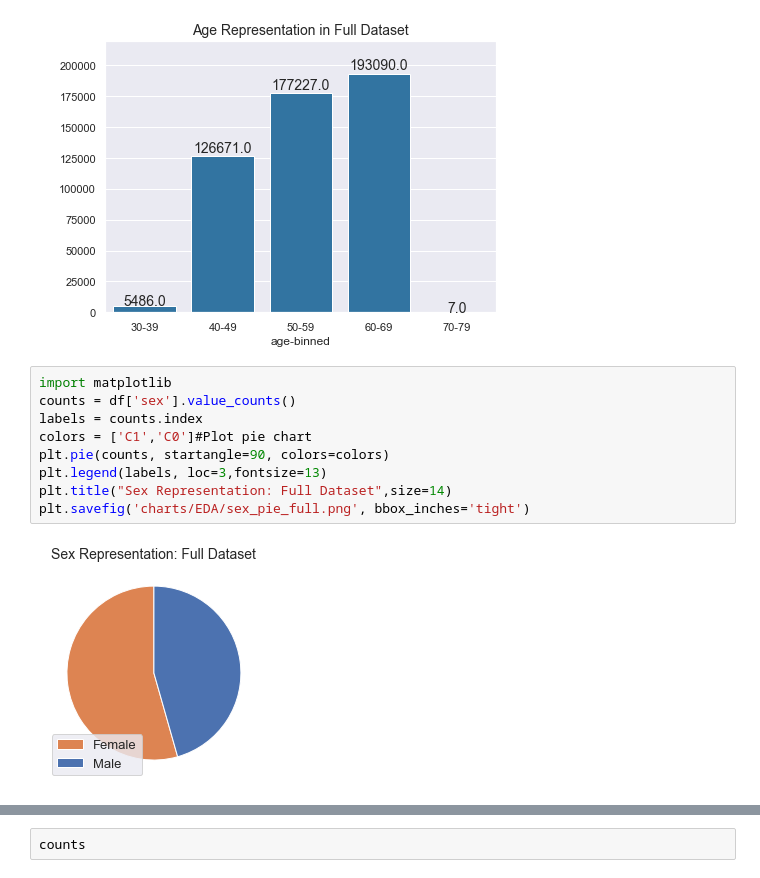
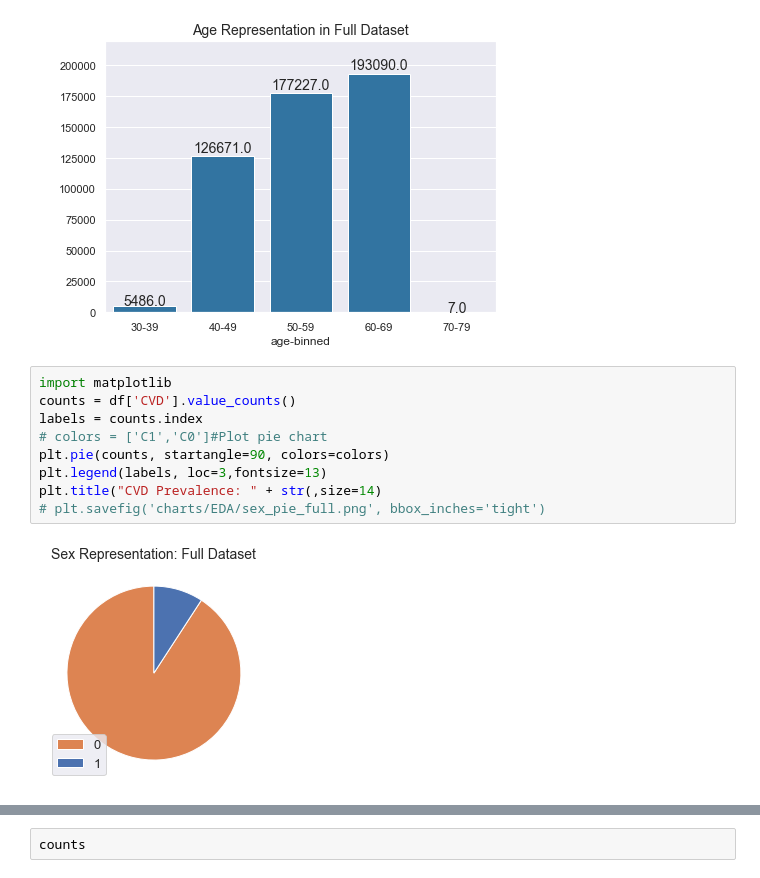
Before and after one commit to analiseb/UB-Masters-Thesis, a Jupyter notebook: PRE_eda.ipynb, the cells around one changed output, grey strips where cells are left out. Drawn from its saved outputs; the diff is of its cells as text.

```diff
--- a/PRE_eda.ipynb
+++ b/PRE_eda.ipynb
@@ -487,12 +487,12 @@ plt.savefig('charts/EDA/age_binned_full.png', bbox_inches='tight')
 [figure]
 # %%
 import matplotlib
-counts = df['sex'].value_counts()
+counts = df['CVD'].value_counts()
 labels = counts.index
-colors = ['C1','C0']#Plot pie chart
+# colors = ['C1','C0']#Plot pie chart
 plt.pie(counts, startangle=90, colors=colors)
 plt.legend(labels, loc=3,fontsize=13)
-plt.title("Sex Representation: Full Dataset",size=14)
-plt.savefig('charts/EDA/sex_pie_full.png', bbox_inches='tight')
+plt.title("CVD Prevalence: " + str(,size=14)
+# plt.savefig('charts/EDA/sex_pie_full.png', bbox_inches='tight')
 # %% [output]
-[figure, old version]
+[figure, new version]
```
Also changed, not shown: parts of 3 cells of this notebook, 33 other files.
